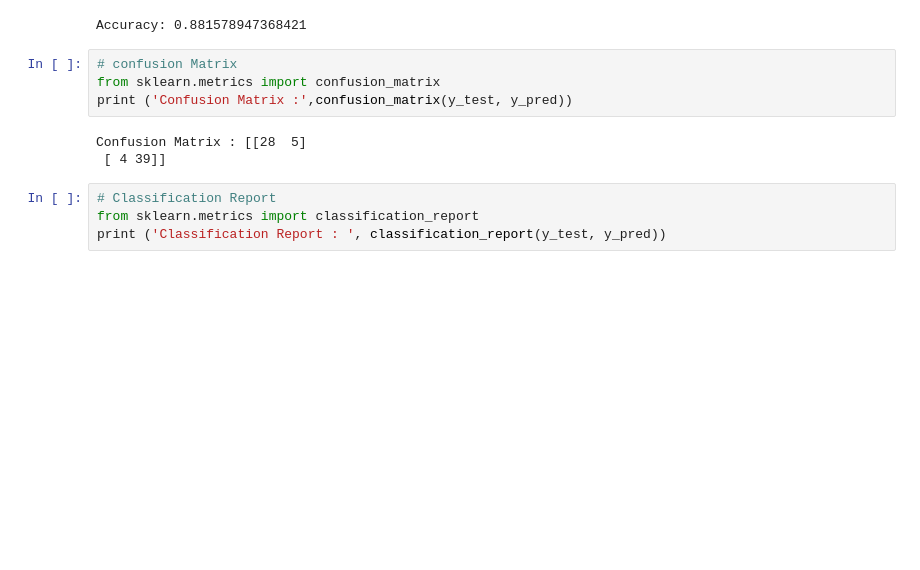
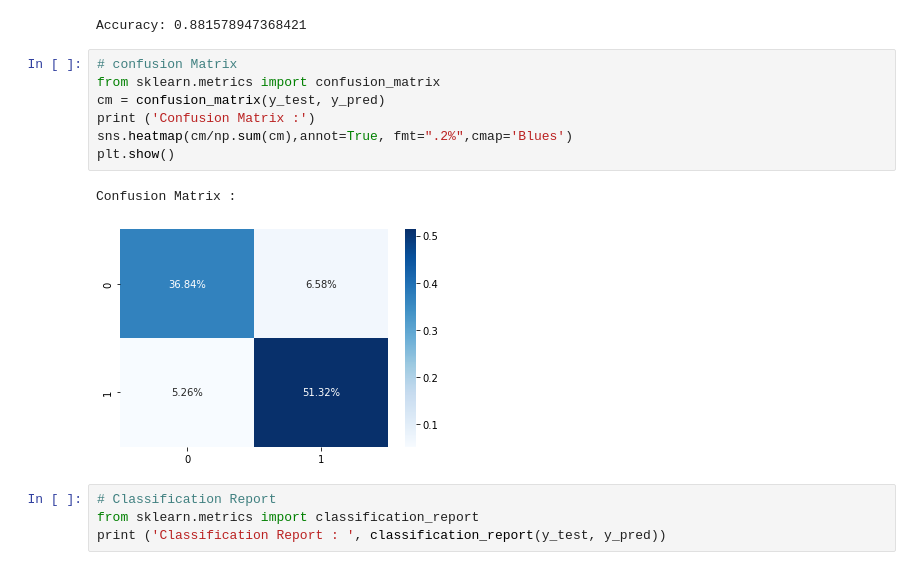
Before and after one commit to Zadak-H/Heart_Attack_Prediction, a Jupyter notebook: Heart_attack_prediction_classification.ipynb, the cells around one changed output. Cells and saved outputs as stored; diff of their text form; blank space fills up the shorter version.

```diff
--- a/Heart_attack_prediction_classification.ipynb
+++ b/Heart_attack_prediction_classification.ipynb
@@ -240,10 +243,13 @@ Accuracy: 0.881578947368421
 # %%
 # confusion Matrix
 from sklearn.metrics import confusion_matrix
-print ('Confusion Matrix :',confusion_matrix(y_test, y_pred))
+cm = confusion_matrix(y_test, y_pred)
+print ('Confusion Matrix :')
+sns.heatmap(cm/np.sum(cm),annot=True, fmt=".2%",cmap='Blues')
+plt.show()
 # %% [output]
-Confusion Matrix : [[28  5]
- [ 4 39]]
+Confusion Matrix :
+[figure, added]
 # %%
 # Classification Report
 from sklearn.metrics import classification_report
```
Also changed, not shown: parts of 8 cells of this notebook.
